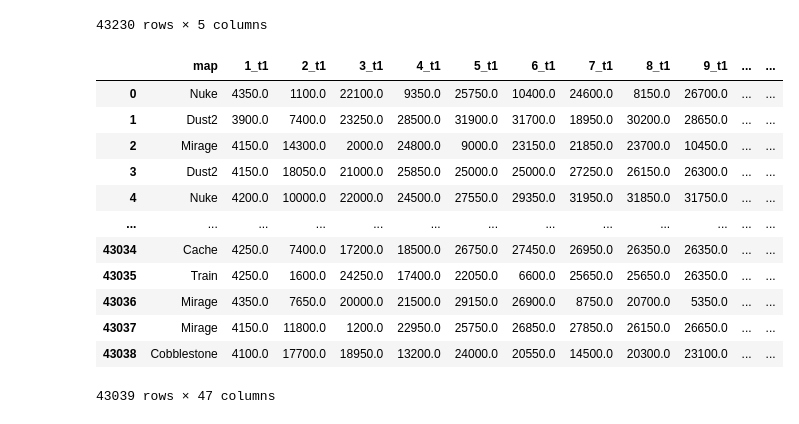
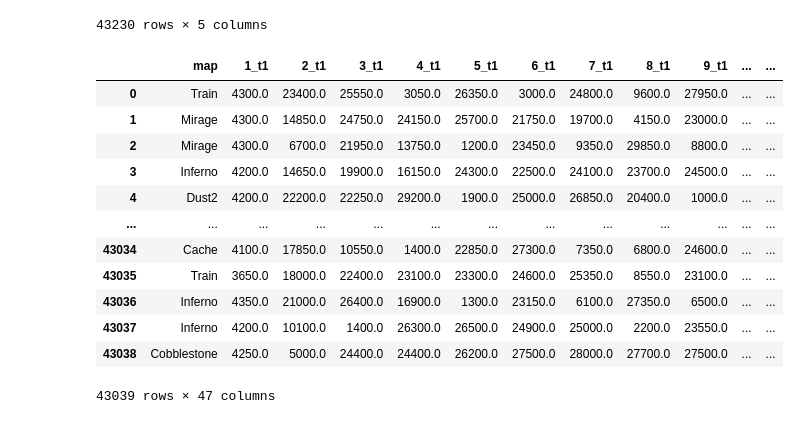
Before and after one commit to wilgaboury/cmsc320-final, a Jupyter notebook: final_project.ipynb, the cells around one changed output. Cells and saved outputs as stored; diff of their text form; code cells hidden in the pictures.

```diff
--- a/final_project.ipynb
+++ b/final_project.ipynb
@@ -50,30 +50,30 @@ csgo_df[['t1_start_ct', '1_winner', '30_winner', 'map', 'win_ratio']]
 # %%
 maps = ["Nuke", "Dust2", "Mirage", "Train", "Cache", "Cobblestone", "Vertigo", "Inferno", "Overpass"]
 
 classifier_df = csgo_df.copy()
 classifier_df = classifier_df.drop(['event_id', 'match_id', 'date', 'best_of', 'team_1', 'team_2'], axis=1)
 classifier_df = classifier_df.drop(classifier_df.loc[:, '16_winner': '30_winner'].columns, axis=1)
 classifier_df = classifier_df.drop(classifier_df.loc[:, '16_t1': '30_t1'].columns, axis=1)
 classifier_df = classifier_df.drop(classifier_df.loc[:, '16_t2': '30_t2'].columns, axis=1)
 classifier_df = classifier_df.query("map in list(" + str(maps) + ")")
-classifier_df.reset_index(inplace = True, drop = True)
+classifier_df = classifier_df.sample(frac=1).reset_index(drop=True)
 label_df = classifier_df["win_ratio"]
 classifier_df = classifier_df.drop(['win_ratio'], axis=1)
 
 classifier_df
 # %% [output]
 |  | map | 1_t1 | 2_t1 | 3_t1 | 4_t1 | 5_t1 | 6_t1 | 7_t1 | 8_t1 | 9_t1 | ... | ... |
-| 0 | Nuke | 4350.0 | 1100.0 | 22100.0 | 9350.0 | 25750.0 | 10400.0 | 24600.0 | 8150.0 | 26700.0 | ... | ... |
-| 1 | Dust2 | 3900.0 | 7400.0 | 23250.0 | 28500.0 | 31900.0 | 31700.0 | 18950.0 | 30200.0 | 28650.0 | ... | ... |
-| 2 | Mirage | 4150.0 | 14300.0 | 2000.0 | 24800.0 | 9000.0 | 23150.0 | 21850.0 | 23700.0 | 10450.0 | ... | ... |
-| 3 | Dust2 | 4150.0 | 18050.0 | 21000.0 | 25850.0 | 25000.0 | 25000.0 | 27250.0 | 26150.0 | 26300.0 | ... | ... |
-| 4 | Nuke | 4200.0 | 10000.0 | 22000.0 | 24500.0 | 27550.0 | 29350.0 | 31950.0 | 31850.0 | 31750.0 | ... | ... |
+| 0 | Train | 4300.0 | 23400.0 | 25550.0 | 3050.0 | 26350.0 | 3000.0 | 24800.0 | 9600.0 | 27950.0 | ... | ... |
+| 1 | Mirage | 4300.0 | 14850.0 | 24750.0 | 24150.0 | 25700.0 | 21750.0 | 19700.0 | 4150.0 | 23000.0 | ... | ... |
+| 2 | Mirage | 4300.0 | 6700.0 | 21950.0 | 13750.0 | 1200.0 | 23450.0 | 9350.0 | 29850.0 | 8800.0 | ... | ... |
+| 3 | Inferno | 4200.0 | 14650.0 | 19900.0 | 16150.0 | 24300.0 | 22500.0 | 24100.0 | 23700.0 | 24500.0 | ... | ... |
+| 4 | Dust2 | 4200.0 | 22200.0 | 22250.0 | 29200.0 | 1900.0 | 25000.0 | 26850.0 | 20400.0 | 1000.0 | ... | ... |
 | ... | ... | ... | ... | ... | ... | ... | ... | ... | ... | ... | ... | ... |
-| 43034 | Cache | 4250.0 | 7400.0 | 17200.0 | 18500.0 | 26750.0 | 27450.0 | 26950.0 | 26350.0 | 26350.0 | ... | ... |
-| 43035 | Train | 4250.0 | 1600.0 | 24250.0 | 17400.0 | 22050.0 | 6600.0 | 25650.0 | 25650.0 | 26350.0 | ... | ... |
-| 43036 | Mirage | 4350.0 | 7650.0 | 20000.0 | 21500.0 | 29150.0 | 26900.0 | 8750.0 | 20700.0 | 5350.0 | ... | ... |
-| 43037 | Mirage | 4150.0 | 11800.0 | 1200.0 | 22950.0 | 25750.0 | 26850.0 | 27850.0 | 26150.0 | 26650.0 | ... | ... |
-| 43038 | Cobblestone | 4100.0 | 17700.0 | 18950.0 | 13200.0 | 24000.0 | 20550.0 | 14500.0 | 20300.0 | 23100.0 | ... | ... |
+| 43034 | Cache | 4100.0 | 17850.0 | 10550.0 | 1400.0 | 22850.0 | 27300.0 | 7350.0 | 6800.0 | 24600.0 | ... | ... |
+| 43035 | Train | 3650.0 | 18000.0 | 22400.0 | 23100.0 | 23300.0 | 24600.0 | 25350.0 | 8550.0 | 23100.0 | ... | ... |
+| 43036 | Inferno | 4350.0 | 21000.0 | 26400.0 | 16900.0 | 1300.0 | 23150.0 | 6100.0 | 27350.0 | 6500.0 | ... | ... |
+| 43037 | Inferno | 4200.0 | 10100.0 | 1400.0 | 26300.0 | 26500.0 | 24900.0 | 25000.0 | 2200.0 | 23550.0 | ... | ... |
+| 43038 | Cobblestone | 4250.0 | 5000.0 | 24400.0 | 24400.0 | 26200.0 | 27500.0 | 28000.0 | 27700.0 | 27500.0 | ... | ... |
 43039 rows × 47 columns
 # %%
 for ind in range(0, len(classifier_df)):
```
Also changed, not shown: parts of 6 cells of this notebook.
